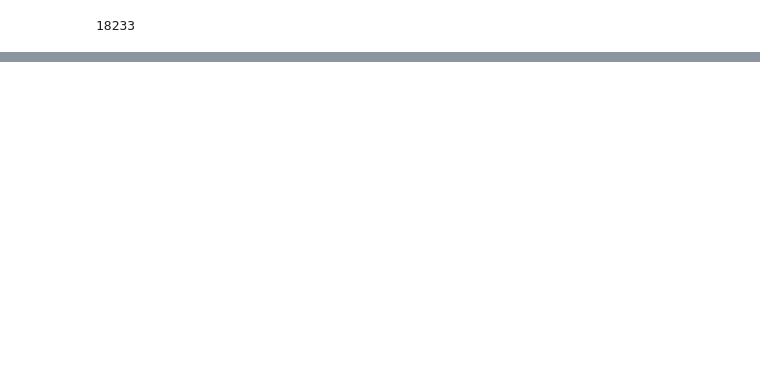
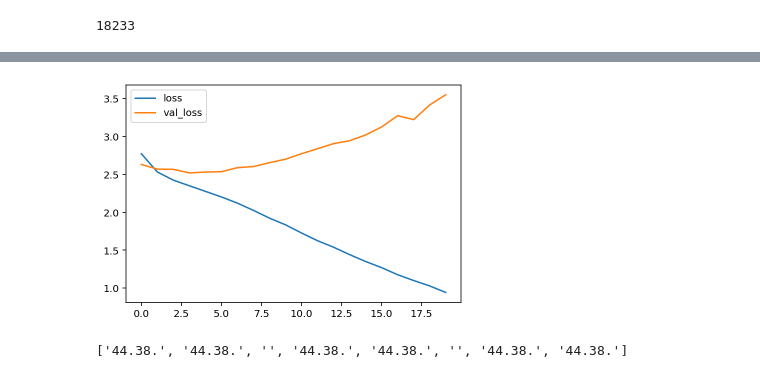
Before and after one commit to AlexBryl27/drum-generator, a Jupyter notebook: Drum_generator.ipynb, the cells around one changed output, grey strips where cells are left out. Cells and saved outputs as stored; diff of their text form; code cells hidden in the pictures; blank space fills up the shorter version.

```diff
--- a/Drum_generator.ipynb
+++ b/Drum_generator.ipynb
@@ -8,4 +13 @@ from tensorflow.keras.callbacks import ModelCheckpoint, EarlyStopping
 from model import NotesRNN
-# %%
-folderpath = "tabs/necro/"
-tab = guitarpro.parse(folderpath+'1 - Sweet trilogy part I.gp5')
@@ -27,7 +31,7 @@ def get_drum_notes(tab):
                 # replace different snare kicks
                 if note.value == 40:
                     note.value = 38
-                poly_note += str(note.value)
+                poly_note += str(note.value) + '.'
             notes.append(poly_note)
 
     return notes
@@ -63,7 +71,7 @@ def prepare_sequences(notes, dict_size, length, step):
 # %%
 X, y = prepare_sequences(notes_to_int, len(dictionary), 32, 1)
 # %%
-RNN = NotesRNN(len(dictionary), 32, 128, 2, False, True)
+RNN = NotesRNN(len(dictionary), 100, 256, 2, False, True)
 # %%
 RNN.model.summary()
 # %% [output]
@@ -119,3 +125,11 @@ from tqdm.notebook import tqdm
+# %%
+plt.figure()
+plt.plot(RNN.model.history.history['loss'], label='loss')
+plt.plot(RNN.model.history.history['val_loss'], label='val_loss')
+plt.legend()
+plt.show()
+# %% [output]
+[figure, added]
 # %%
 def sample(preds, temperature):
     if temperature == 0:
@@ -134,3 +148,6 @@ for i in tqdm(range(100)):
     generated.append(sample(preds, temperature))
 # %%
 generated_to_notes = [inv_dictionary[i] for i in generated]
+generated_to_notes[32:40]
+# %% [output]
+['44.38.', '44.38.', '', '44.38.', '44.38.', '', '44.38.', '44.38.']
```
Also changed, not shown: parts of 21 cells of this notebook, 1 other file.
